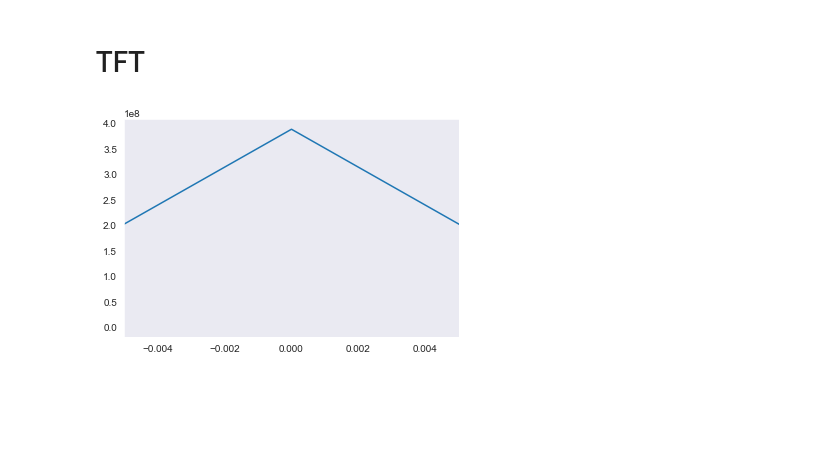
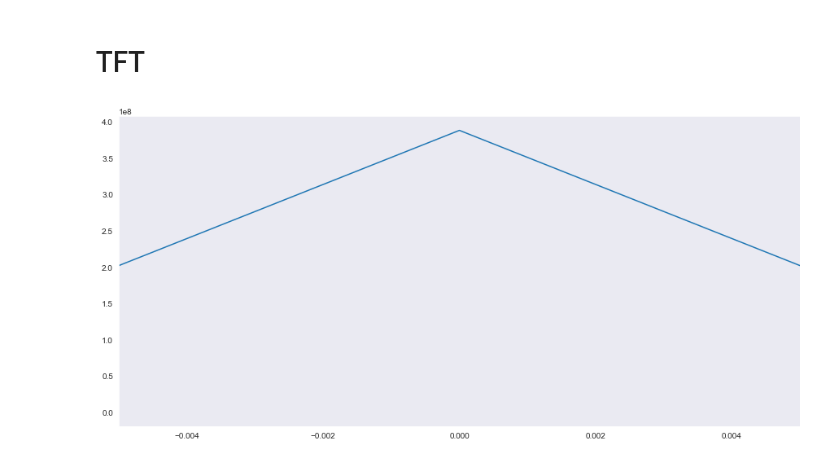
Before and after one commit to YosriSakly/Geste-et-intelligence-artificielle-HRV-fatigue, a Jupyter notebook: Copy-Yosri.ipynb, the cells around one changed output. Cells and saved outputs as stored; diff of their text form; code cells hidden in the pictures; blank space fills up the shorter version.

```diff
--- a/Copy-Yosri.ipynb
+++ b/Copy-Yosri.ipynb
@@ -222,11 +229,12 @@ plt.scatter(distance[1:], distance[:-1])
 # %%
 ps = np.abs(np.fft.fft(distance))**2
 
 time_step = 1
 freqs = np.fft.fftfreq(distance.size, time_step)
 idx = np.argsort(freqs)
+plt.figure(figsize=(15, 7))
 plt.xlim([-0.005,0.005])
 plt.plot(freqs[idx], ps[idx])
 plt.show()
 # %% [output]
-[figure, old version]
+[figure, new version]
```
Also changed, not shown: parts of 6 cells of this notebook.
